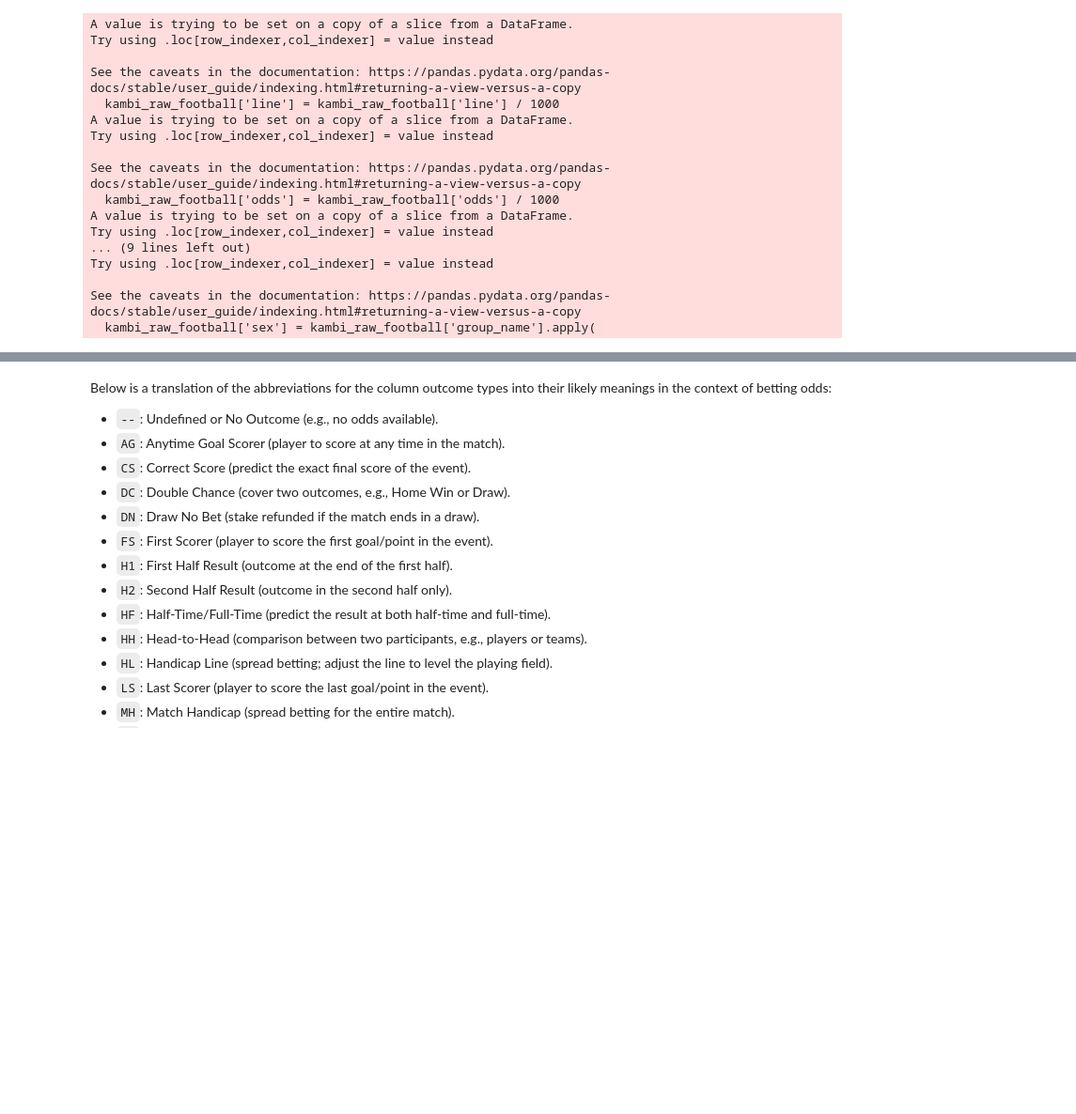
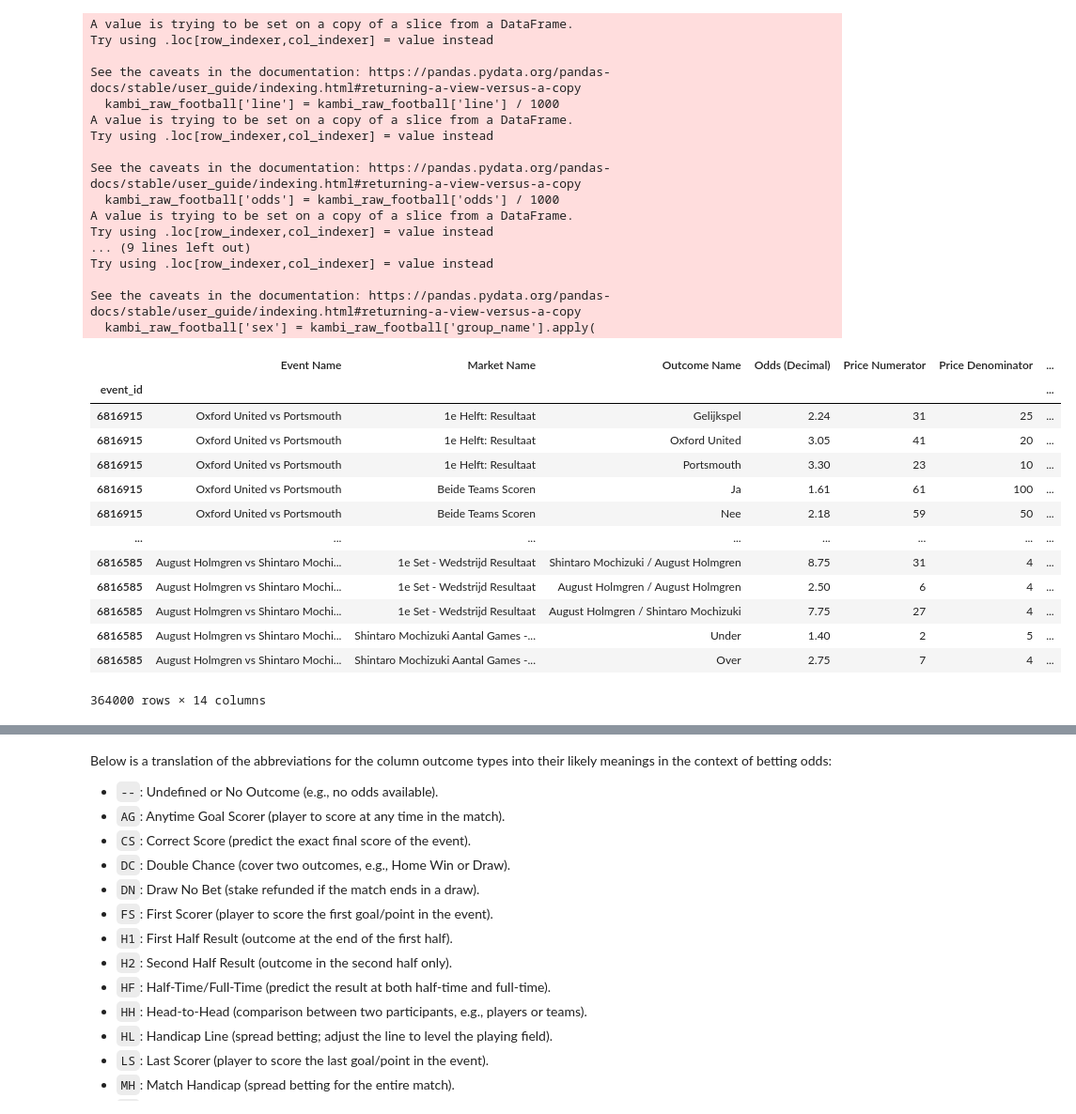
Before and after one commit to carpedimi/ArbitrageBets_sms, a Jupyter notebook: ArbSignal_Football_dev.ipynb, the cells around one changed output, grey strips where cells are left out. Shown at 94% size. Saved outputs shown, nothing was run; the diff lists cells and outputs as text; code cells hidden in the pictures; blank space fills up the shorter version.

```diff
--- a/ArbSignal_Football_dev.ipynb
+++ b/ArbSignal_Football_dev.ipynb
@@ -78,4 +78,21 @@ Try using .loc[row_indexer,col_indexer] = value instead
 
 See the caveats in the documentation: https://pandas.pydata.org/pandas-docs/stable/user_guide/indexing.html#returning-a-view-versus-a-copy
   kambi_raw_football['sex'] = kambi_raw_football['group_name'].apply(
+# %%
+toto_raw
+# %% [output]
+|  | Event Name | Market Name | Outcome Name | Odds (Decimal) | Price Numerator | Price Denominator | ... |
+| event_id |  |  |  |  |  |  | ... |
+| 6816915 | Oxford United vs Portsmouth | 1e Helft: Resultaat | Gelijkspel | 2.24 | 31 | 25 | ... |
+| 6816915 | Oxford United vs Portsmouth | 1e Helft: Resultaat | Oxford United | 3.05 | 41 | 20 | ... |
+| 6816915 | Oxford United vs Portsmouth | 1e Helft: Resultaat | Portsmouth | 3.30 | 23 | 10 | ... |
+| 6816915 | Oxford United vs Portsmouth | Beide Teams Scoren | Ja | 1.61 | 61 | 100 | ... |
+| 6816915 | Oxford United vs Portsmouth | Beide Teams Scoren | Nee | 2.18 | 59 | 50 | ... |
+| ... | ... | ... | ... | ... | ... | ... | ... |
+| 6816585 | August Holmgren vs Shintaro Mochi... | 1e Set - Wedstrijd Resultaat | Shintaro Mochizuki / August Holmgren | 8.75 | 31 | 4 | ... |
+| 6816585 | August Holmgren vs Shintaro Mochi... | 1e Set - Wedstrijd Resultaat | August Holmgren / August Holmgren | 2.50 | 6 | 4 | ... |
+| 6816585 | August Holmgren vs Shintaro Mochi... | 1e Set - Wedstrijd Resultaat | August Holmgren / Shintaro Mochizuki | 7.75 | 27 | 4 | ... |
+| 6816585 | August Holmgren vs Shintaro Mochi... | Shintaro Mochizuki Aantal Games -... | Under | 1.40 | 2 | 5 | ... |
+| 6816585 | August Holmgren vs Shintaro Mochi... | Shintaro Mochizuki Aantal Games -... | Over | 2.75 | 7 | 4 | ... |
+364000 rows × 14 columns
 # %%
```
Also changed, not shown: parts of 21 cells of this notebook, 4 other files.
